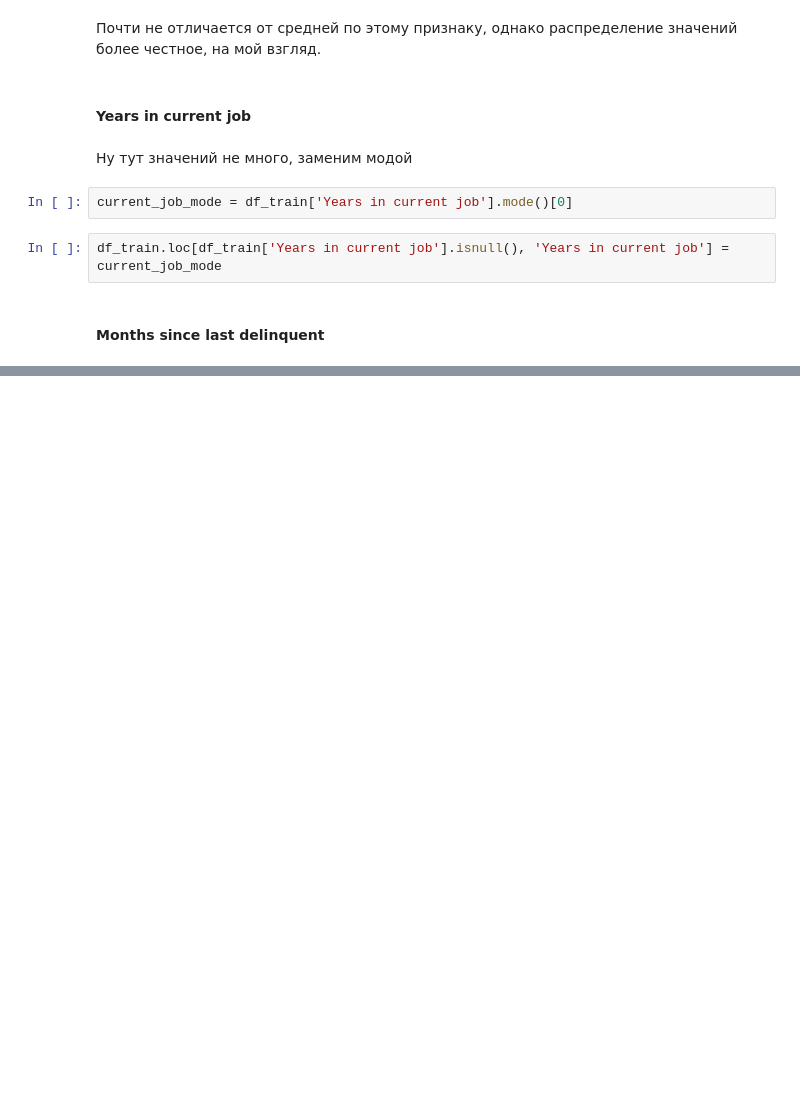
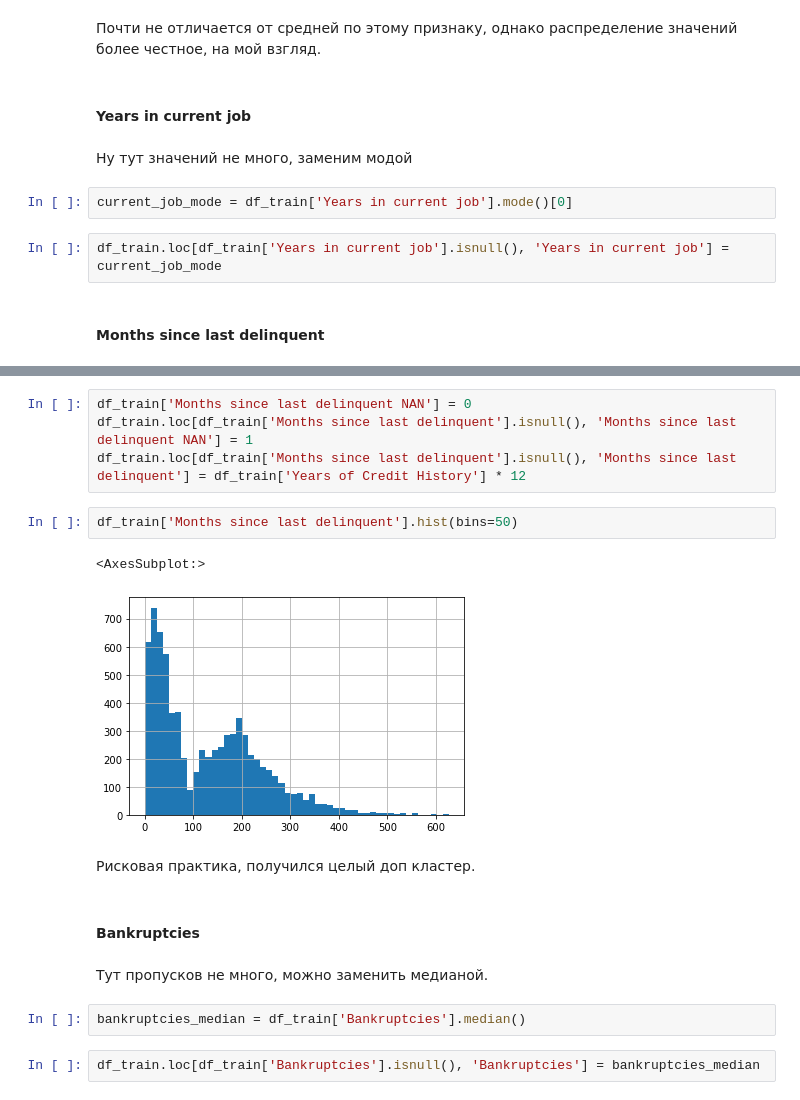
Before and after one commit to IvanKurkov/DS_Libs, a Jupyter notebook: CW_2/IKurkov_solution.ipynb, the cells around one changed output, grey strips where cells are left out. Drawn from its saved outputs; the diff is of its cells as text; blank space fills up the shorter version.

```diff
--- a/CW_2/IKurkov_solution.ipynb
+++ b/CW_2/IKurkov_solution.ipynb
@@ -351,0 +361,19 @@ df_train.loc[df_train['Years in current job'].isnull(), 'Years in current job']
+# %%
+df_train['Months since last delinquent NAN'] = 0
+df_train.loc[df_train['Months since last delinquent'].isnull(), 'Months since last delinquent NAN'] = 1
+df_train.loc[df_train['Months since last delinquent'].isnull(), 'Months since last delinquent'] = df_train['Years of Credit History'] * 12
+# %%
+df_train['Months since last delinquent'].hist(bins=50)
+# %% [output]
+<AxesSubplot:>
+[figure, added]
+# %% [markdown]
+Рисковая практика, получился целый доп кластер.
+# %% [markdown]
+#### Bankruptcies
+# %% [markdown]
+Тут пропусков не много, можно заменить медианой.
+# %%
+bankruptcies_median = df_train['Bankruptcies'].median()
+# %%
+df_train.loc[df_train['Bankruptcies'].isnull(), 'Bankruptcies'] = bankruptcies_median
```
Also changed, not shown: parts of 53 cells of this notebook.
